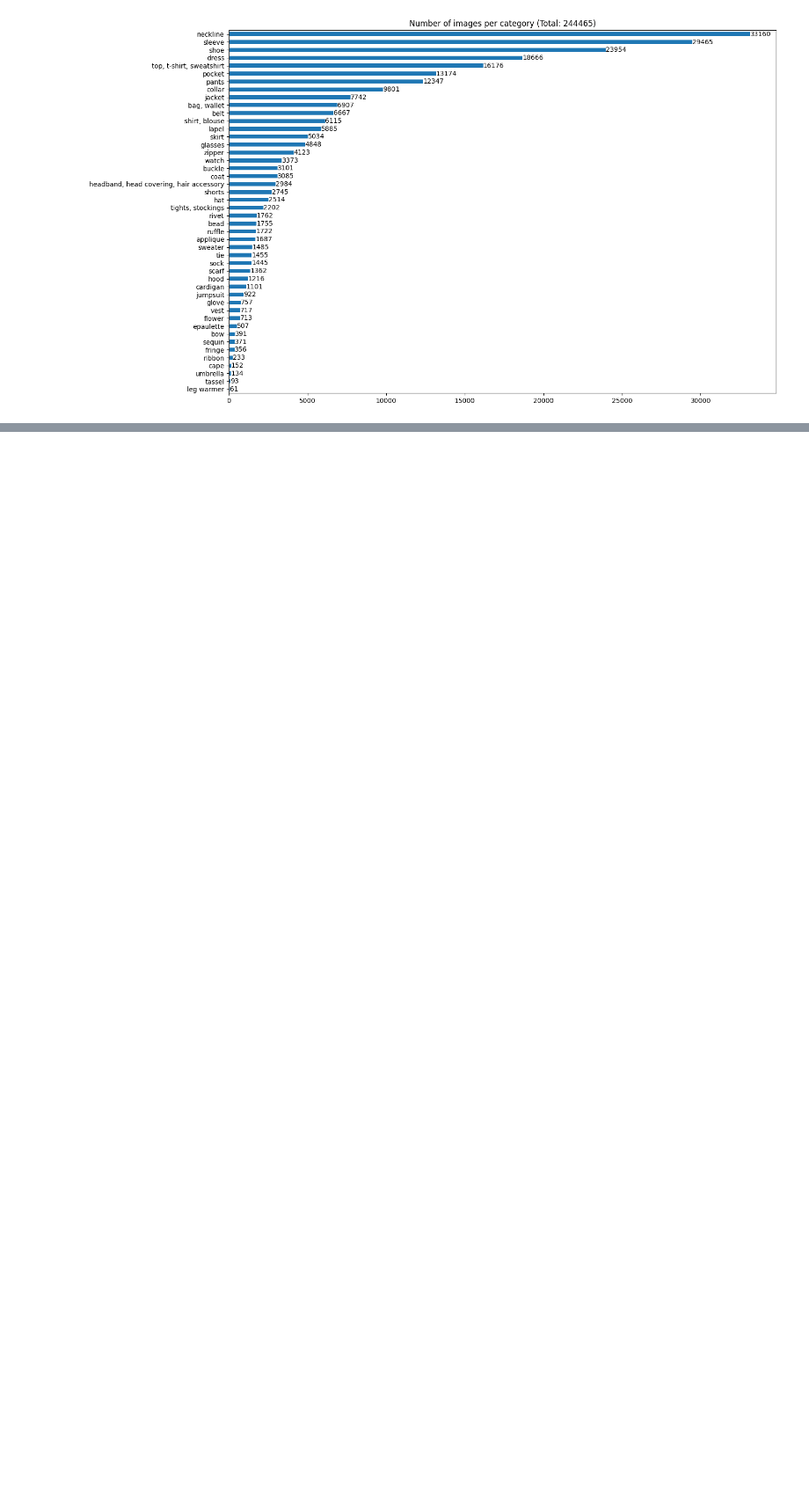
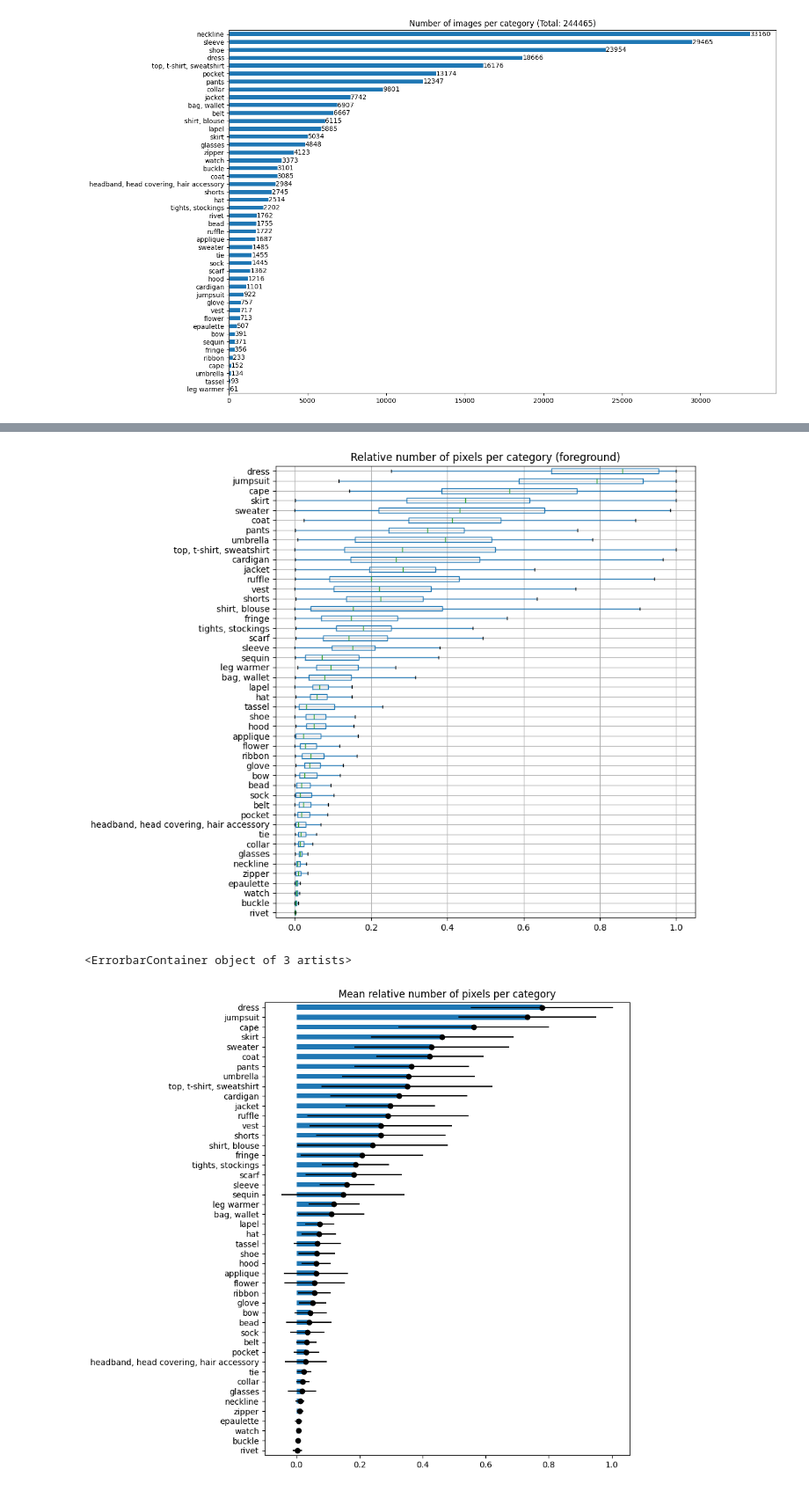
Before and after one commit to BecTome/OR_FashionParsing, a Jupyter notebook: notebooks/DataAnalysis.ipynb, the cells around one changed output, grey strips where cells are left out. Shown at 88% size. Drawn from its saved outputs; the diff is of its cells as text; code cells hidden in the pictures; blank space fills up the shorter version.

```diff
--- a/notebooks/DataAnalysis.ipynb
+++ b/notebooks/DataAnalysis.ipynb
@@ -401,0 +370,32 @@ df_pixels_rel.loc[:, pixels_mean.index].boxplot(rot=0,
+# %%
+df_pixels_rel_fg = pd.DataFrame(dict([ (k,pd.Series(v)) for k,v in d_pixels_rel_out_fg.items() ]))
+
+pixels_mean_fg = df_pixels_rel_fg.aggregate(['mean', 'std'], axis=0).T
+
+# #.reset_index(drop=False).sort_values()
+# pixels_mean = pixels_mean.reset_index(drop=False).\
+#                           rename({'index':'category', 0:'mean'}, axis=1).\
+#                           sort_values(by='mean', ascending=False)
+
+
+pixels_mean_fg = pixels_mean_fg.sort_values(by='mean', ascending=False)
+
+# Boxplot of the relative number of pixels per category
+pixels_mean_aux_fg = pixels_mean_fg.sort_values(by="mean", ascending=True)
+
+fig, ax = plt.subplots(figsize=(10, 8))
+df_pixels_rel_fg = pd.DataFrame(dict([ (k,pd.Series(v)) for k,v in d_pixels_rel_out_fg.items() ]))
+df_pixels_rel_fg = df_pixels_rel_fg.loc[:, pixels_mean_aux_fg.index]
+df_pixels_rel_fg.boxplot(rot=0,  vert=False, ax=ax, showfliers=False)
+ax.set_title("Relative number of pixels per category (foreground)")
+plt.tight_layout()
+
+plt.show()
+
+pixels_mean_aux_fg["mean"].plot(kind='barh', title='Mean relative number of pixels per category')
+
+plt.errorbar(pixels_mean_aux_fg["mean"], pixels_mean_aux_fg.index, xerr=pixels_mean_aux_fg["std"], fmt="o", color="k")
+# %% [output]
+[figure, added]
+<ErrorbarContainer object of 3 artists>
+[figure, added]
```
Also changed, not shown: parts of 34 cells of this notebook.
